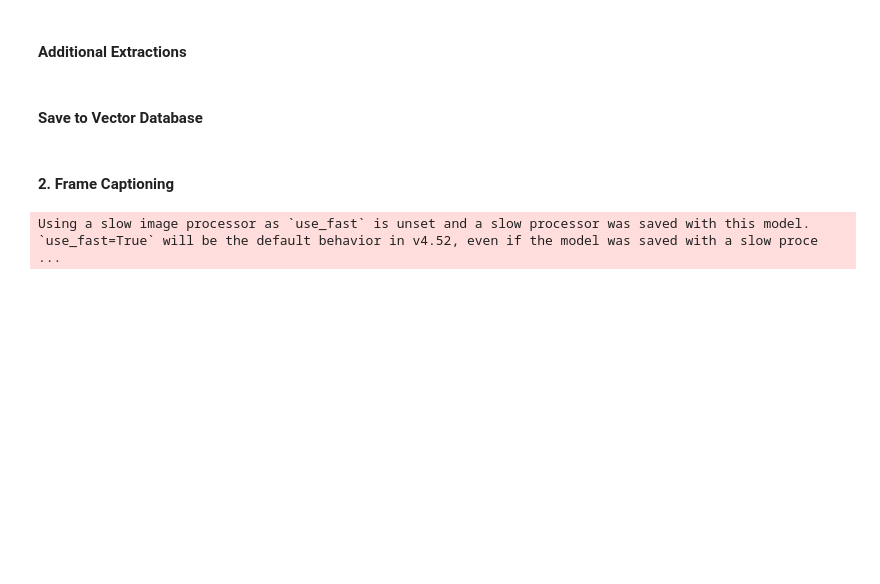
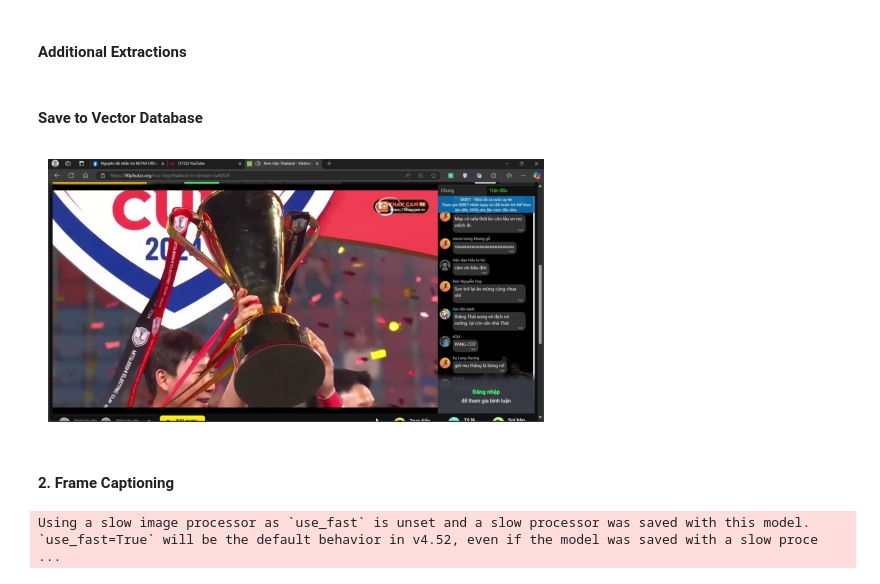
Before and after one commit to tuanna712/PixeFlow, a Jupyter notebook: prep/prep_main.ipynb, the cells around one changed output. Saved outputs shown, nothing was run; the diff lists cells and outputs as text; code cells hidden in the pictures; blank space fills up the shorter version.

Commit message:
version vector database using qdrant with image embeddings, objects, caption and searching with sematic search, keyword search

```diff
--- a/prep/prep_main.ipynb
+++ b/prep/prep_main.ipynb
@@ -151,6 +149,24 @@ vector_db = QdrantStore(
 
 for frame in all_frames:
     vector_db.upsert(frame)
+# %%
+def viz_bs64_image(bs64):
+    import numpy as np
+    import cv2, base64
+    import matplotlib.pyplot as plt
+
+    image_data = base64.b64decode(bs64)
+    image = cv2.imdecode(np.frombuffer(image_data, np.uint8), cv2.IMREAD_COLOR)
+
+    plt.imshow(cv2.cvtColor(image, cv2.COLOR_BGR2RGB))
+    plt.axis('off')
+    plt.show()
+# %%
+bs64 = db.fetch_frame_by_id("534702ab-793e-4e80-9515-c15a2cf38271")[4]
+# %%
+viz_bs64_image(bs64=bs64)
+# %% [output]
+[figure, added]
 # %% [markdown]
 #### 2. Frame Captioning
 # %%
```
Also changed, not shown: parts of 6 cells of this notebook, 42 other files.
